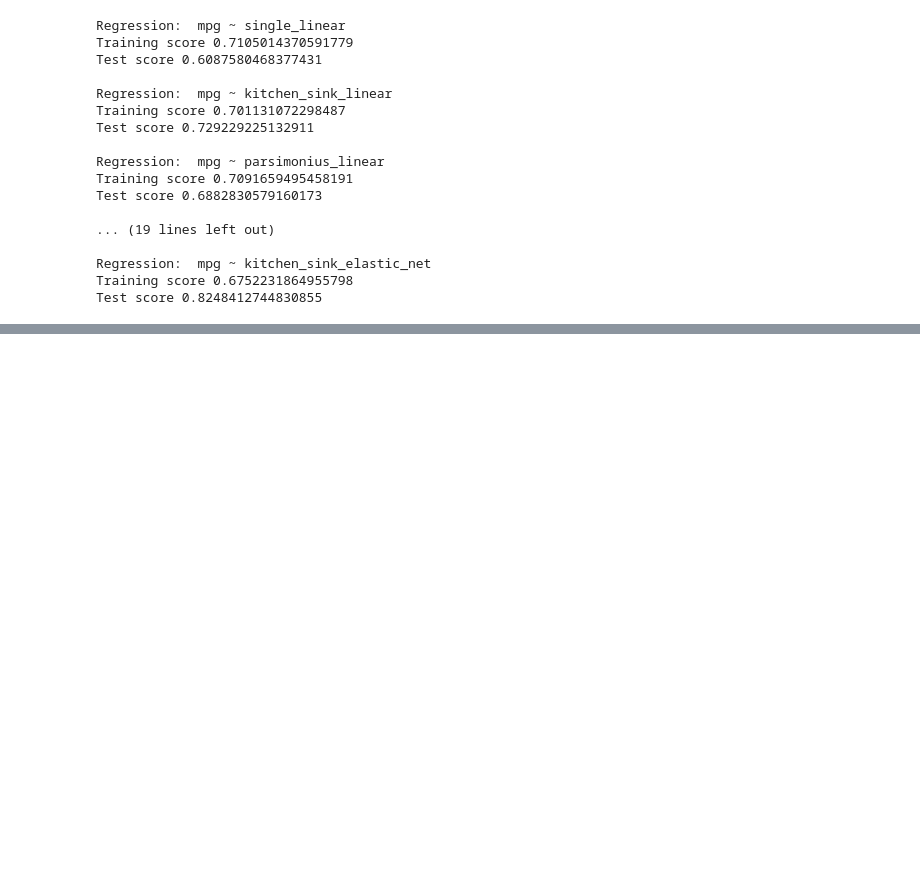
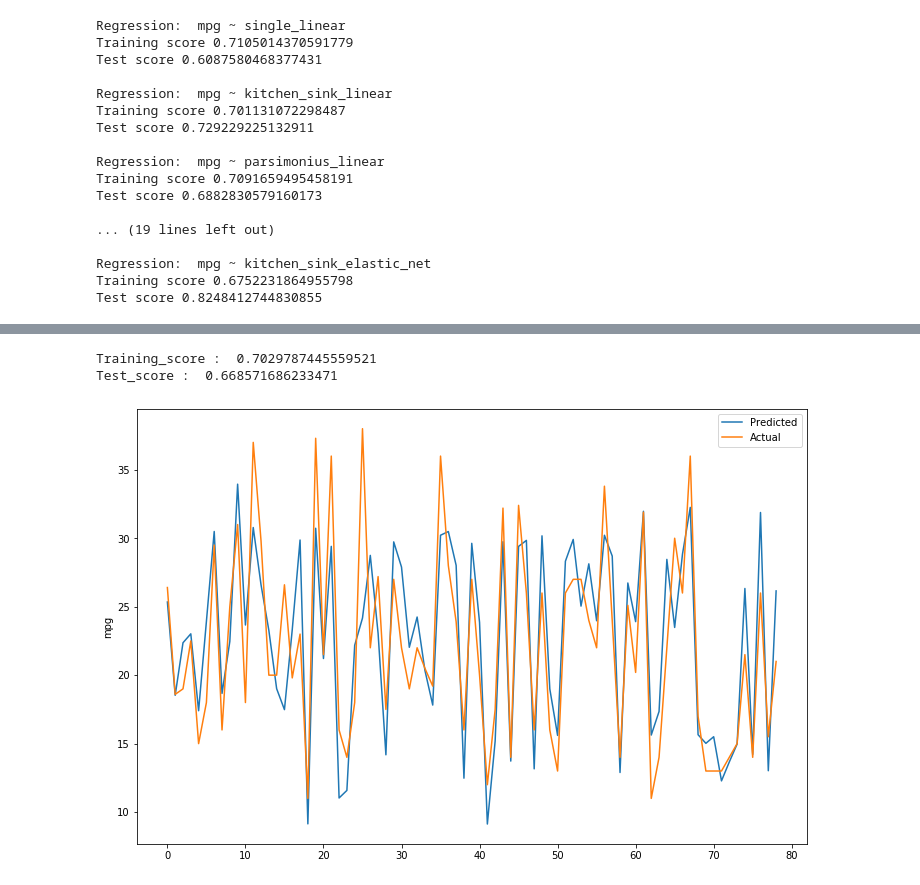
Before and after one commit to Annarien/Building-Regression-Models, a Jupyter notebook: 02/demos/code/Following_04.ipynb, the cells around one changed output, grey strips where cells are left out. Drawn from its saved outputs; the diff is of its cells as text; code cells hidden in the pictures; blank space fills up the shorter version.

```diff
--- a/02/demos/code/Following_04.ipynb
+++ b/02/demos/code/Following_04.ipynb
@@ -326,0 +335,20 @@ Test score 0.8248412744830855
+# %%
+def svr_reg(x_train, y_train, kernel='linear', epsilon=0.05, C=0.3):
+    model = SVR(kernel=kernel, epsilon=epsilon, C=C)
+    model.fit(x_train,y_train)
+
+    return model
+# %%
+result_dict['mpg ~ kitchen_sink_svr'] = build_model(svr_reg,
+                                                    'mpg',
+                                                   ['cylinders',
+                                                    'displacement',
+                                                    'horsepower',
+                                                    'weight',
+                                                    'acceleration'],
+                                                     automobile_df,
+                                                     show_plot_Y=True)
+# %% [output]
+Training_score :  0.7029787445559521
+Test_score :  0.668571686233471
+[figure, added]
```
Also changed, not shown: parts of 12 cells of this notebook, 1 other file.
